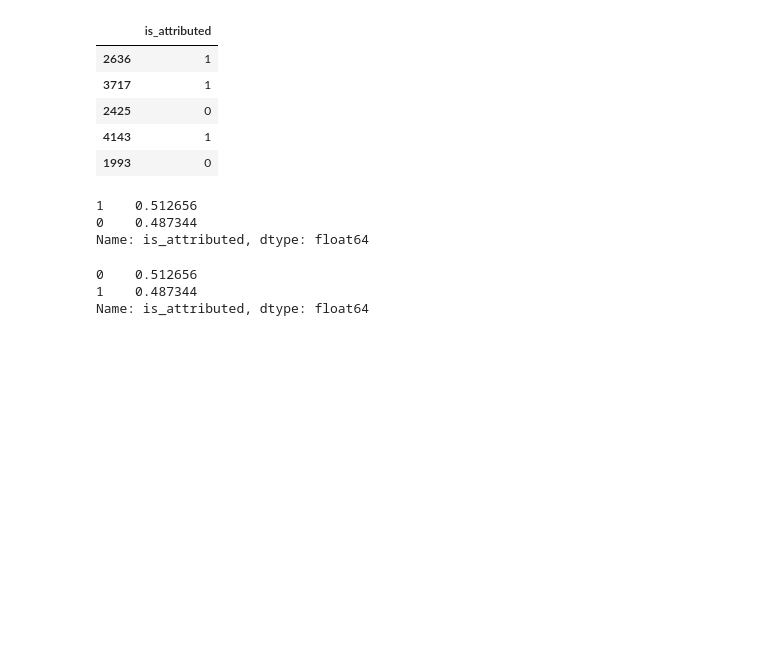
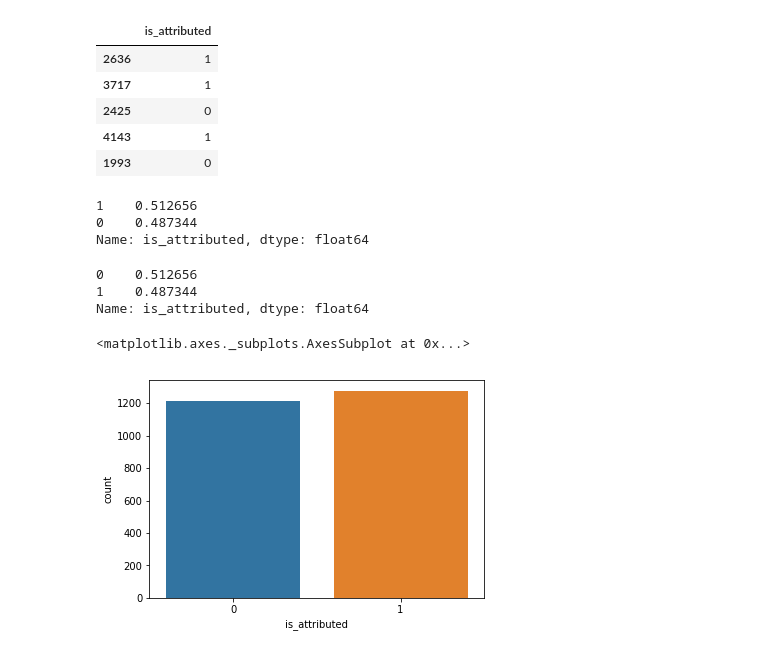
Before and after one commit to ronakagrawal2006/kaggle, a Jupyter notebook: talking-data-fraud-detection/GetRepresentativeSample.ipynb, the cells around one changed output. Cells and saved outputs as stored; diff of their text form; code cells hidden in the pictures; blank space fills up the shorter version.

```diff
--- a/talking-data-fraud-detection/GetRepresentativeSample.ipynb
+++ b/talking-data-fraud-detection/GetRepresentativeSample.ipynb
@@ -102,0 +109,5 @@ Name: is_attributed, dtype: float64
+# %%
+sns.countplot(y_train.is_attributed)
+# %% [output]
+<matplotlib.axes._subplots.AxesSubplot at 0x...>
+[figure, added]
```
Also changed, not shown: parts of 3 cells of this notebook, 5 other files.
